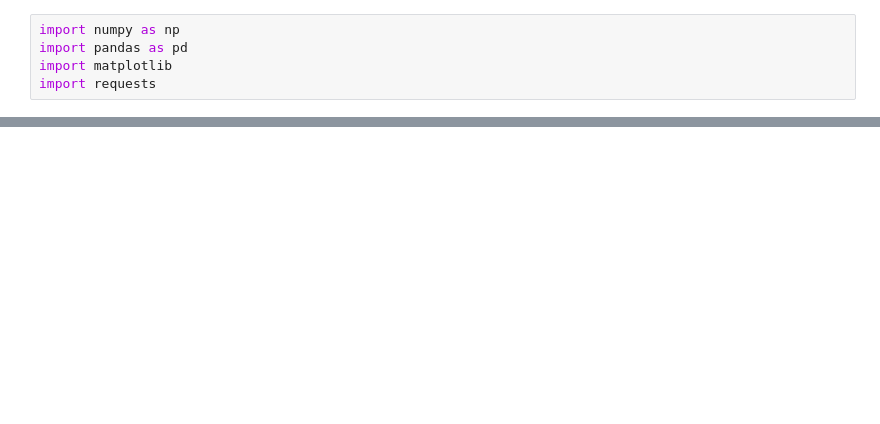
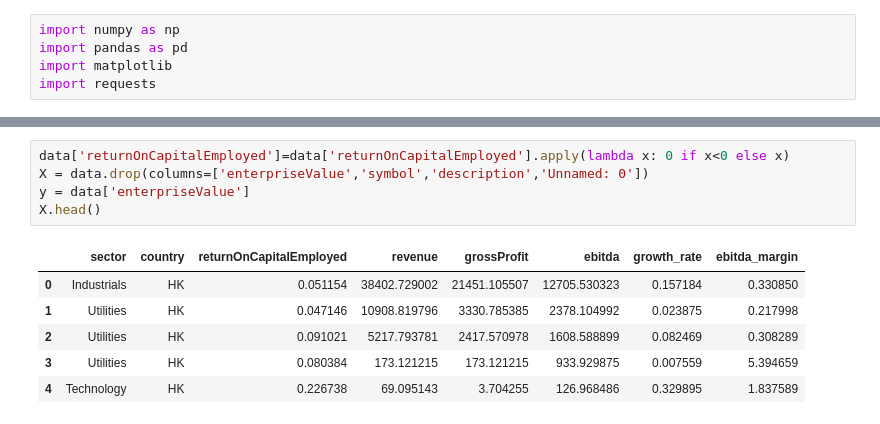
Before and after one commit to pierremstr/Company_Valuation, a Jupyter notebook: test__.ipynb, the cells around one changed output, grey strips where cells are left out. Cells and saved outputs as stored; diff of their text form; blank space fills up the shorter version.

```diff
--- a/test__.ipynb
+++ b/test__.ipynb
@@ -39,0 +136,12 @@ df
+# %%
+data['returnOnCapitalEmployed']=data['returnOnCapitalEmployed'].apply(lambda x: 0 if x<0 else x)
+X = data.drop(columns=['enterpriseValue','symbol','description','Unnamed: 0'])
+y = data['enterpriseValue']
+X.head()
+# %% [output]
+|  | sector | country | returnOnCapitalEmployed | revenue | grossProfit | ebitda | growth_rate | ebitda_margin |
+| 0 | Industrials | HK | 0.051154 | 38402.729002 | 21451.105507 | 12705.530323 | 0.157184 | 0.330850 |
+| 1 | Utilities | HK | 0.047146 | 10908.819796 | 3330.785385 | 2378.104992 | 0.023875 | 0.217998 |
+| 2 | Utilities | HK | 0.091021 | 5217.793781 | 2417.570978 | 1608.588899 | 0.082469 | 0.308289 |
+| 3 | Utilities | HK | 0.080384 | 173.121215 | 173.121215 | 933.929875 | 0.007559 | 5.394659 |
+| 4 | Technology | HK | 0.226738 | 69.095143 | 3.704255 | 126.968486 | 0.329895 | 1.837589 |
```
Also changed, not shown: parts of 20 cells of this notebook.
